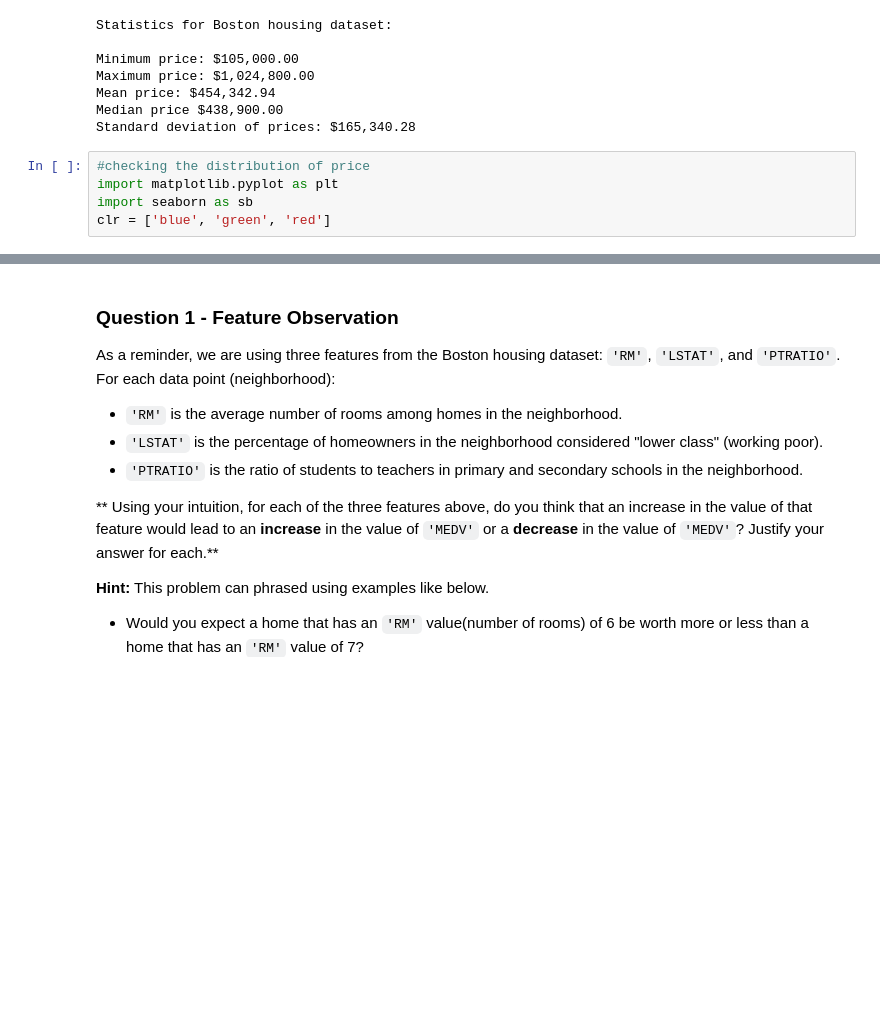
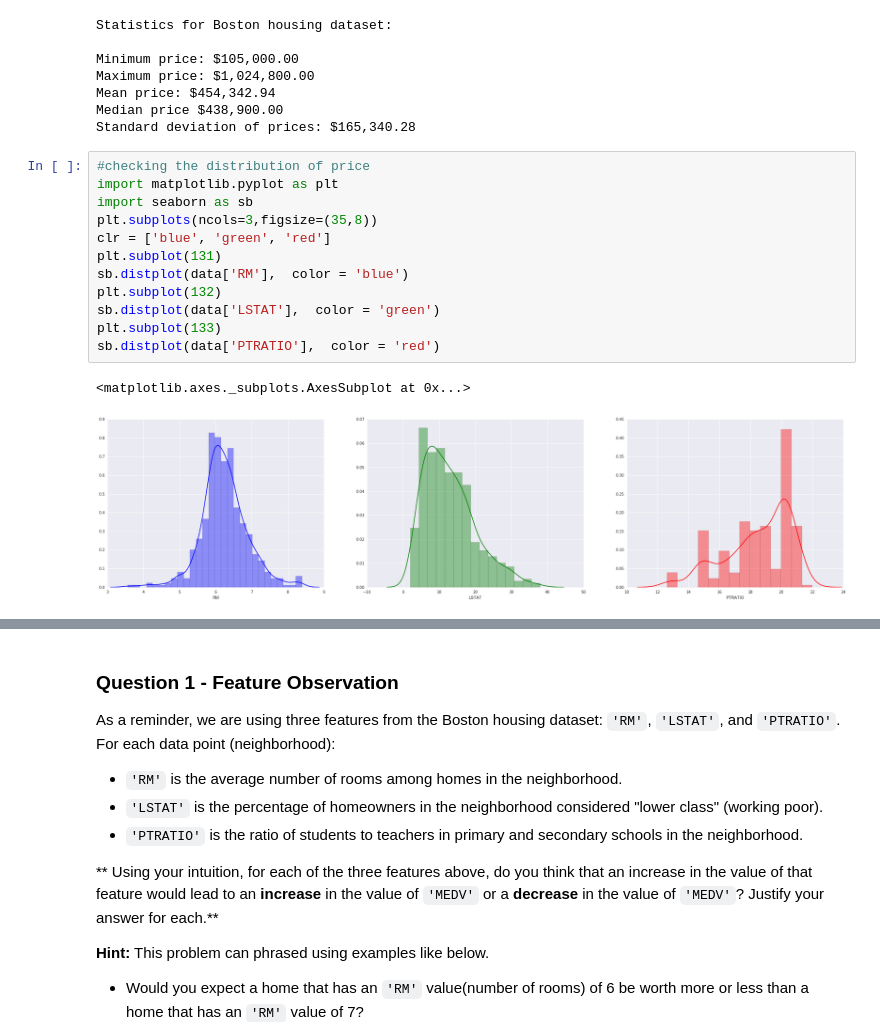
Before and after one commit to kavirajm/mlnd, a Jupyter notebook: boston_housing/boston_housing.ipynb, the cells around one changed output, grey strips where cells are left out. Cells and saved outputs as stored; diff of their text form; blank space fills up the shorter version.

```diff
--- a/boston_housing/boston_housing.ipynb
+++ b/boston_housing/boston_housing.ipynb
@@ -87,5 +87,15 @@ Standard deviation of prices: $165,340.28
 # %%
 #checking the distribution of price
 import matplotlib.pyplot as plt
 import seaborn as sb
+plt.subplots(ncols=3,figsize=(35,8))
 clr = ['blue', 'green', 'red']
+plt.subplot(131)
+sb.distplot(data['RM'],  color = 'blue')
+plt.subplot(132)
+sb.distplot(data['LSTAT'],  color = 'green')
+plt.subplot(133)
+sb.distplot(data['PTRATIO'],  color = 'red')
+# %% [output]
+<matplotlib.axes._subplots.AxesSubplot at 0x...>
+[figure, added]
```
Also changed, not shown: parts of 2 cells of this notebook.
